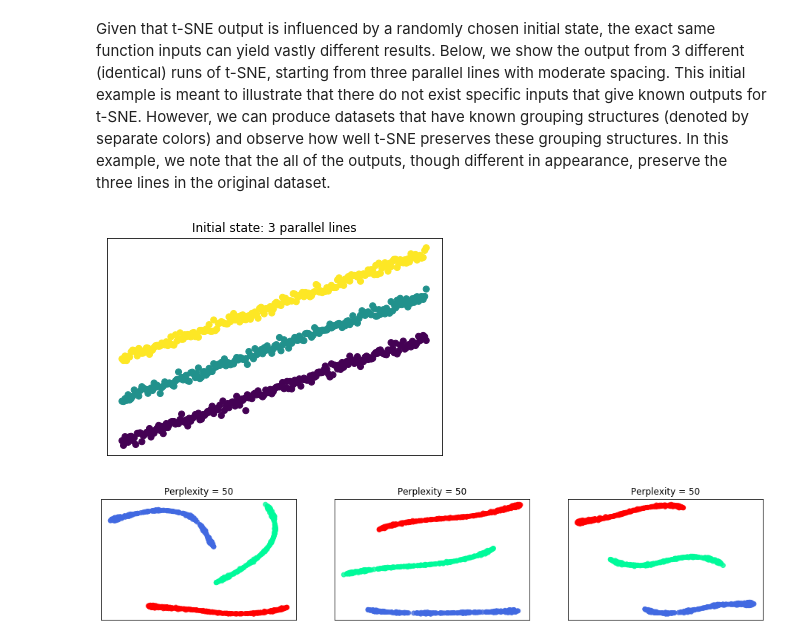
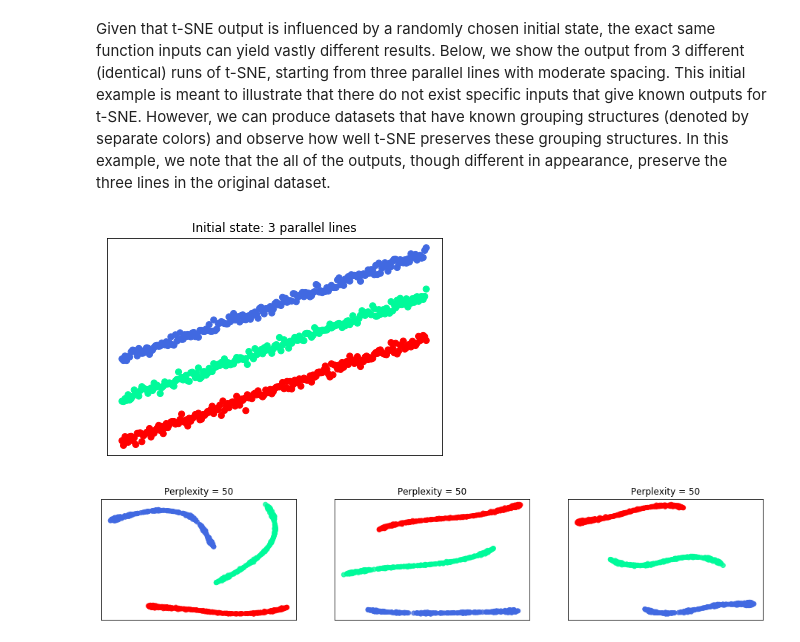
Before and after one commit to robkravec/t-SNE-Implementation, a Jupyter notebook: writeup.ipynb, the cells around one changed output. Cells and saved outputs as stored; diff of their text form; code cells hidden in the pictures.

```diff
--- a/writeup.ipynb
+++ b/writeup.ipynb
@@ -133,12 +133,13 @@ $$
 Given that t-SNE output is influenced by a randomly chosen initial state, the exact same function inputs can yield vastly different results. Below, we show the output from 3 different (identical) runs of t-SNE, starting from three parallel lines with moderate spacing. This initial example is meant to illustrate that there do not exist specific inputs that give known outputs for t-SNE. However, we can produce datasets that have known grouping structures (denoted by separate colors) and observe how well t-SNE preserves these grouping structures. In this example, we note that the all of the outputs, though different in appearance, preserve the three lines in the original dataset.
 # %%
 X, labs = make_parallel_lines(spacing = 40, num_lines = 3)
-plt.scatter(x = X[:, 0], y = X[:, 1], c = labs)
+cdict = {1: 'red', 2: 'mediumspringgreen', 3: 'royalblue'}
+plt.scatter(x = X[:, 0], y = X[:, 1], c = np.array(list(map(lambda x: cdict[x], labs))))
 plt.title("Initial state: 3 parallel lines")
 plt.xticks([])
 plt.yticks([]);
 # %% [output]
-[figure, old version]
+[figure, new version]
 # %%
 perp_plots(X = X, labs = labs, perp_vec = [50, 50, 50])
 # %% [output]
```
Also changed, not shown: parts of 2 cells of this notebook.
